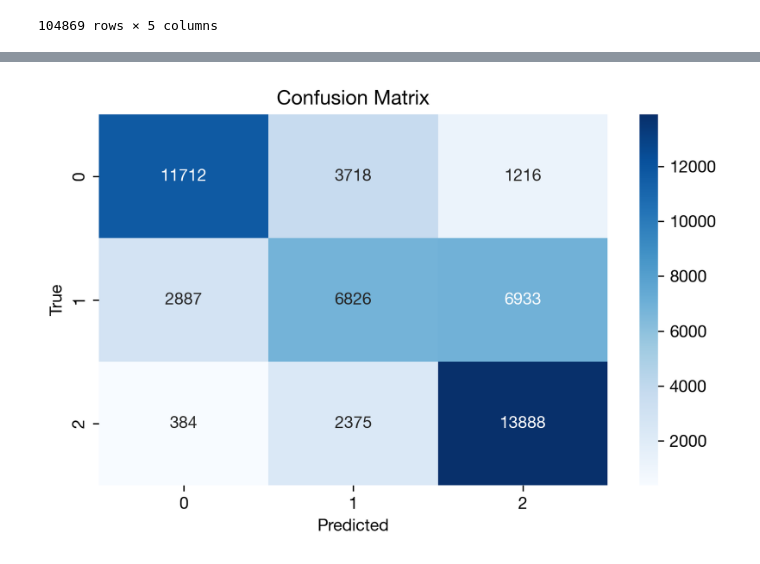
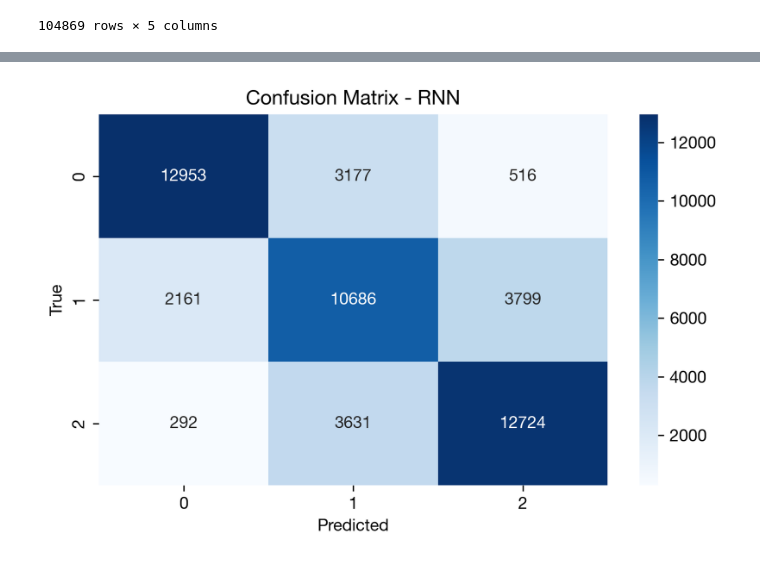
Before and after one commit to JVitorCarv/mini-projeto-2, a Jupyter notebook: notebook.ipynb, the cells around one changed output, grey strips where cells are left out. Drawn from its saved outputs; the diff is of its cells as text; code cells hidden in the pictures.

Commit message:
Retrain models

```diff
--- a/notebook.ipynb
+++ b/notebook.ipynb
@@ -214,6 +236,9 @@ def build_vocab(texts, min_freq=2):
 
 vocab = build_vocab(df["normalized_tweets"])
 vocab_size = len(vocab)
+
+with open("nlp/vocab.json", "w") as f:
+    json.dump(vocab, f)
 # %%
 def tweet_to_indices(tweet, vocab):
     return [vocab.get(word, vocab["<unk>"]) for word in tweet.split()]
@@ -400,7 +397,7 @@ model_params = {
 }
 
 # Training-specific config
-train_config = {"epochs": 10, "lr": 1e-3, "save_dir": "saved_models"}
+train_config = {"epochs": 10, "lr": 1e-3, "save_dir": "models"}
 os.makedirs(train_config["save_dir"], exist_ok=True)
 
 
@@ -432,7 +429,19 @@ def train_and_save_best(model_class, model_name, **kwargs):
     # Save best model
     name = model_name.lower().replace(" ", "_")
     path = os.path.join(train_config["save_dir"], f"best_{name}.pt")
-    torch.save(best_model_state, path)
+
+    net_config = {**model_params, **kwargs}
+
+    torch.save(
+        {
+            "state_dict": best_model_state,
+            "config": net_config,
+            "metrics": {"best_acc": best_acc},
+            "vocab_path": "nlp/vocab.json",
+        },
+        path,
+    )
+
     print(f"✅ Saved {model_name} with Accuracy = {best_acc:.4f} → {path}")
 
     # Reload best model
@@ -457,12 +466,6 @@ def train_and_save_best(model_class, model_name, **kwargs):
     report_dict = classification_report(all_labels, all_preds, output_dict=True)
     cm = confusion_matrix(all_labels, all_preds)
 
-    try:
-        roc_auc = roc_auc_score(all_labels, all_probs, multi_class="ovr")
-    except Exception as e:
-        print(f"⚠️ ROC-AUC computation failed: {e}")
-        roc_auc = None
-
     return {
         "model": model,
         "model_path": path,
@@ -470,7 +473,6 @@ def train_and_save_best(model_class, model_name, **kwargs):
         "test_accuracies": test_accuracies,
         "confusion_matrix": cm,
         "classification_report": report_dict,
-        "roc_auc": roc_auc,
         "preds": all_preds,
         "labels": all_labels,
         "probs": all_probs,
@@ -512,14 +535,14 @@ ROC-AUC: 0.8047264216708857
 # %%
 # Confusion Matrix
 plt.figure(figsize=(6, 4))
 sns.heatmap(rnn_results["confusion_matrix"], annot=True, fmt="d", cmap="Blues")
-plt.title("Confusion Matrix")
+plt.title("Confusion Matrix - RNN")
 plt.xlabel("Predicted")
 plt.ylabel("True")
 plt.tight_layout()
 plt.show()
 # %% [output]
-[figure, old version]
+[figure, new version]
 # %%
 # Classification Report
 pprint(rnn_results["classification_report"])
```
Also changed, not shown: parts of 25 cells of this notebook.
